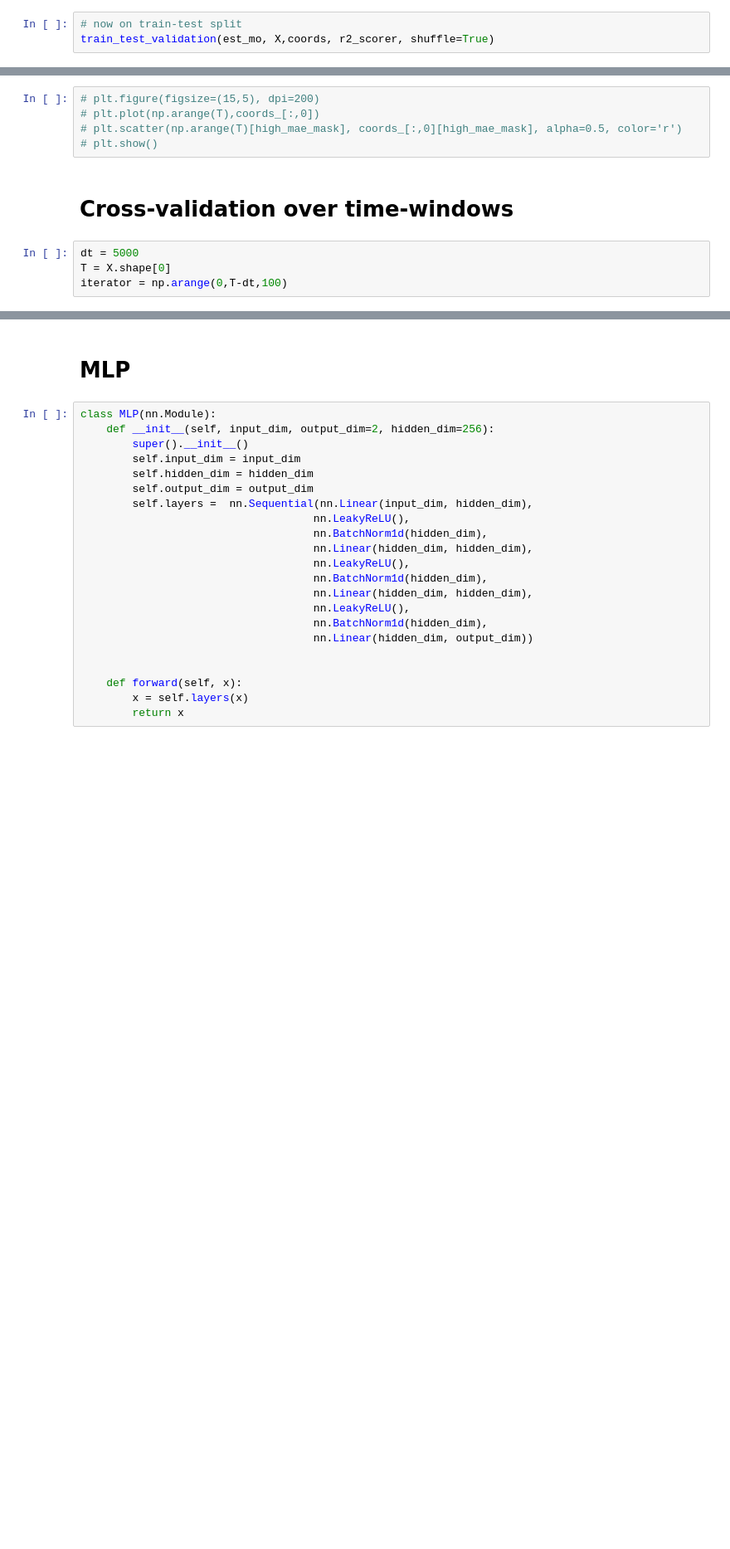
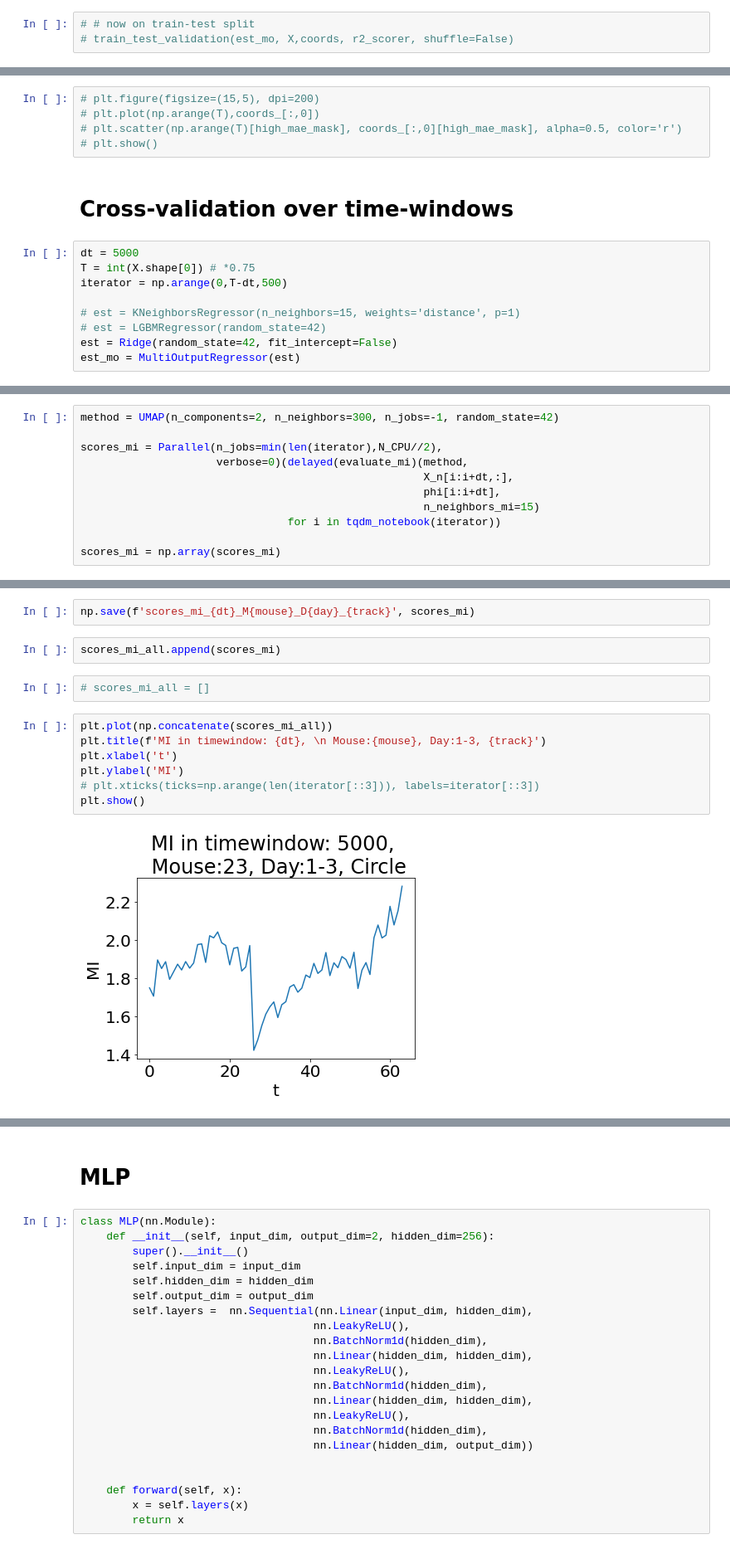
Before and after one commit to blufzzz/CA1_Dynamics, a Jupyter notebook: regression.ipynb, the cells around one changed output, grey strips where cells are left out. Shown at 83% size. Drawn from its saved outputs; the diff is of its cells as text; blank space fills up the shorter version.

```diff
--- a/regression.ipynb
+++ b/regression.ipynb
@@ -90,3 +197,3 @@ r2_scores
 # %%
-# now on train-test split
-train_test_validation(est_mo, X,coords, r2_scorer, shuffle=True)
+# # now on train-test split
+# train_test_validation(est_mo, X,coords, r2_scorer, shuffle=False)
@@ -117,5 +223,10 @@ train_test_validation(est_mo, X,coords, r2_scorer, shuffle=True)
 # Cross-validation over time-windows
 # %%
 dt = 5000
-T = X.shape[0]
-iterator = np.arange(0,T-dt,100)
+T = int(X.shape[0]) # *0.75
+iterator = np.arange(0,T-dt,500)
+
+# est = KNeighborsRegressor(n_neighbors=15, weights='distance', p=1)
+# est = LGBMRegressor(random_state=42)
+est = Ridge(random_state=42, fit_intercept=False)
+est_mo = MultiOutputRegressor(est)
@@ -135,0 +253,11 @@ r2_scores_cv = np.array(r2_scores_cv)
+# %%
+method = UMAP(n_components=2, n_neighbors=300, n_jobs=-1, random_state=42)
+
+scores_mi = Parallel(n_jobs=min(len(iterator),N_CPU//2),
+                     verbose=0)(delayed(evaluate_mi)(method,
+                                                     X_n[i:i+dt,:],
+                                                     phi[i:i+dt],
+                                                     n_neighbors_mi=15)
+                                for i in tqdm_notebook(iterator))
+
+scores_mi = np.array(scores_mi)
@@ -136 +271,16 @@ r2_scores_cv = np.array(r2_scores_cv)
+# %%
+np.save(f'scores_mi_{dt}_M{mouse}_D{day}_{track}', scores_mi)
+# %%
+scores_mi_all.append(scores_mi)
+# %%
+# scores_mi_all = []
+# %%
+plt.plot(np.concatenate(scores_mi_all))
+plt.title(f'MI in timewindow: {dt}, \n Mouse:{mouse}, Day:1-3, {track}')
+plt.xlabel('t')
+plt.ylabel('MI')
+# plt.xticks(ticks=np.arange(len(iterator[::3])), labels=iterator[::3])
+plt.show()
+# %% [output]
+[figure, added]
 # %%
```
Also changed, not shown: parts of 38 cells of this notebook, 7 other files.
